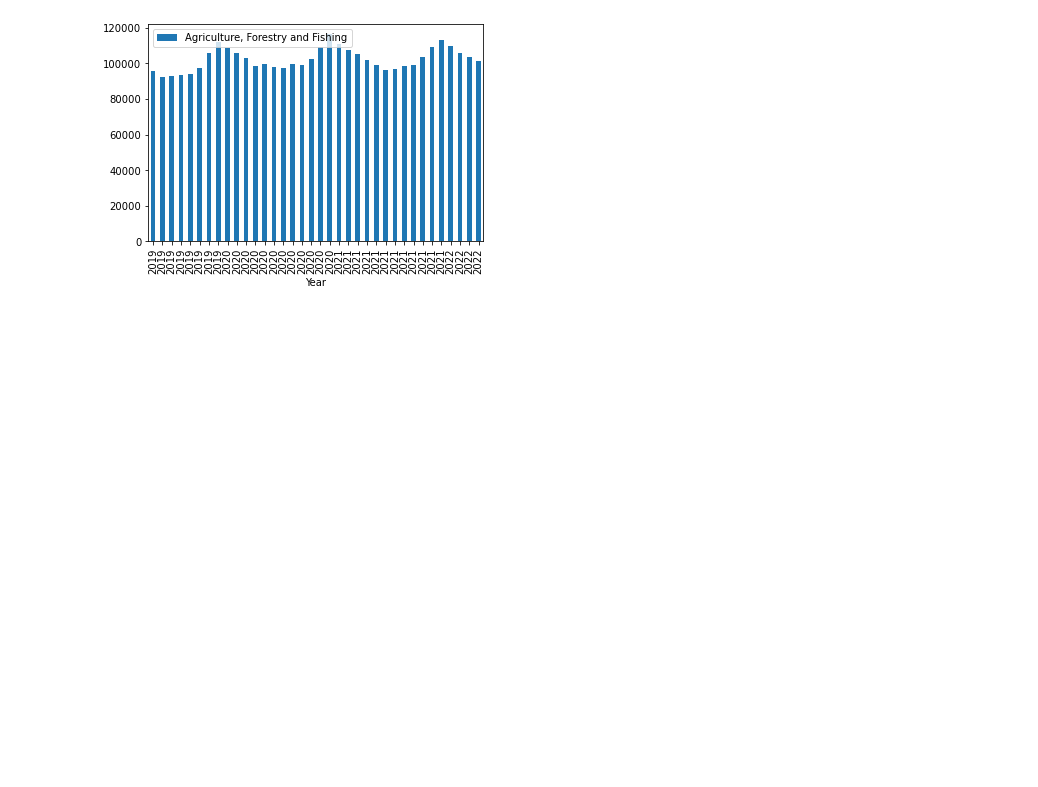
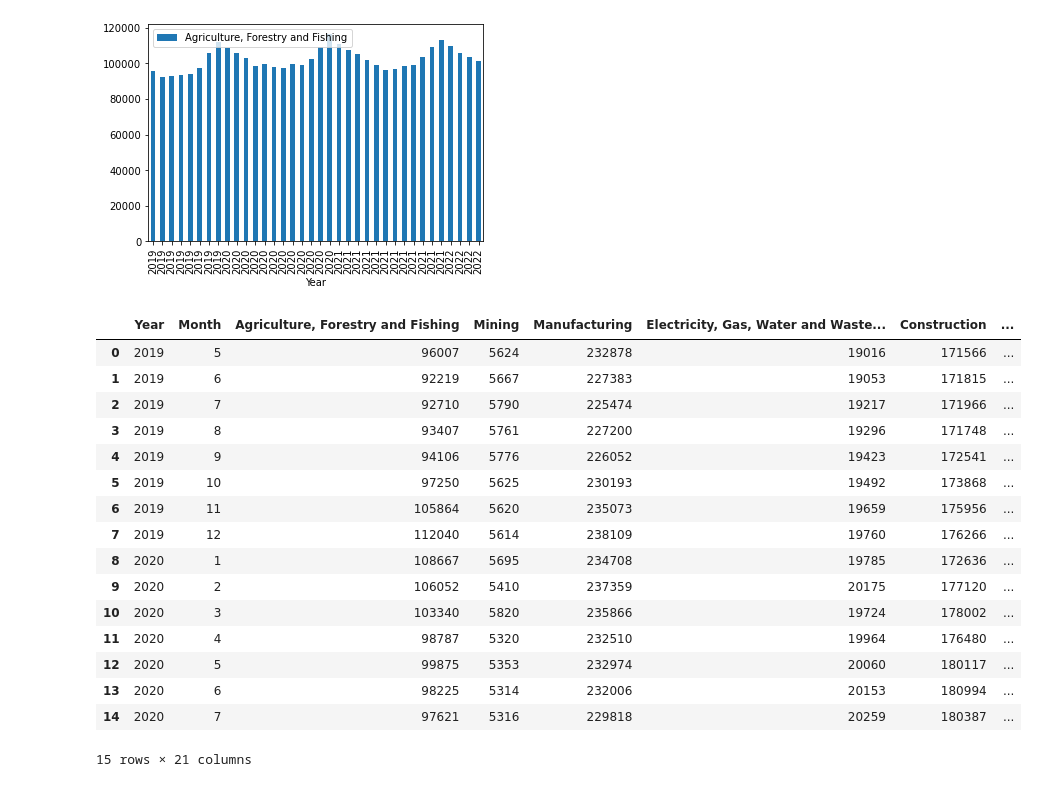
Before and after one commit to rachnanathan/new-project, a Jupyter notebook: Project 1.ipynb, the cells around one changed output. Saved outputs shown, nothing was run; the diff lists cells and outputs as text; code cells hidden in the pictures; blank space fills up the shorter version.

```diff
--- a/Project 1.ipynb
+++ b/Project 1.ipynb
@@ -234,3 +269,23 @@ df4.plot(kind='bar',x='Year',y='Agriculture, Forestry and Fishing')
 # %% [output]
 <AxesSubplot:xlabel='Year'>
 [figure]
+# %%
+df4.head(15)
+# %% [output]
+|  | Year | Month | Agriculture, Forestry and Fishing | Mining | Manufacturing | Electricity, Gas, Water and Waste... | Construction | ... |
+| 0 | 2019 | 5 | 96007 | 5624 | 232878 | 19016 | 171566 | ... |
+| 1 | 2019 | 6 | 92219 | 5667 | 227383 | 19053 | 171815 | ... |
+| 2 | 2019 | 7 | 92710 | 5790 | 225474 | 19217 | 171966 | ... |
+| 3 | 2019 | 8 | 93407 | 5761 | 227200 | 19296 | 171748 | ... |
+| 4 | 2019 | 9 | 94106 | 5776 | 226052 | 19423 | 172541 | ... |
+| 5 | 2019 | 10 | 97250 | 5625 | 230193 | 19492 | 173868 | ... |
+| 6 | 2019 | 11 | 105864 | 5620 | 235073 | 19659 | 175956 | ... |
+| 7 | 2019 | 12 | 112040 | 5614 | 238109 | 19760 | 176266 | ... |
+| 8 | 2020 | 1 | 108667 | 5695 | 234708 | 19785 | 172636 | ... |
+| 9 | 2020 | 2 | 106052 | 5410 | 237359 | 20175 | 177120 | ... |
+| 10 | 2020 | 3 | 103340 | 5820 | 235866 | 19724 | 178002 | ... |
+| 11 | 2020 | 4 | 98787 | 5320 | 232510 | 19964 | 176480 | ... |
+| 12 | 2020 | 5 | 99875 | 5353 | 232974 | 20060 | 180117 | ... |
+| 13 | 2020 | 6 | 98225 | 5314 | 232006 | 20153 | 180994 | ... |
+| 14 | 2020 | 7 | 97621 | 5316 | 229818 | 20259 | 180387 | ... |
+15 rows × 21 columns
```
Also changed, not shown: parts of 20 cells of this notebook.
